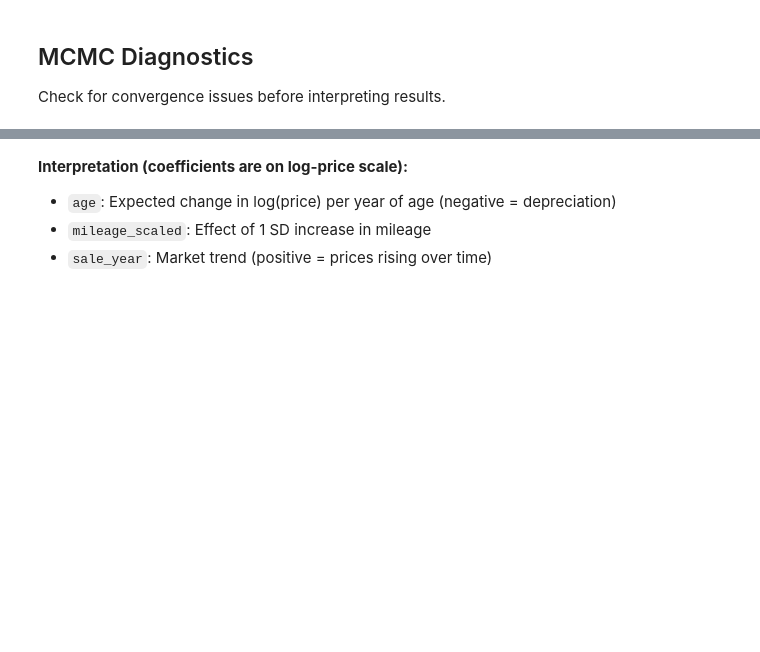
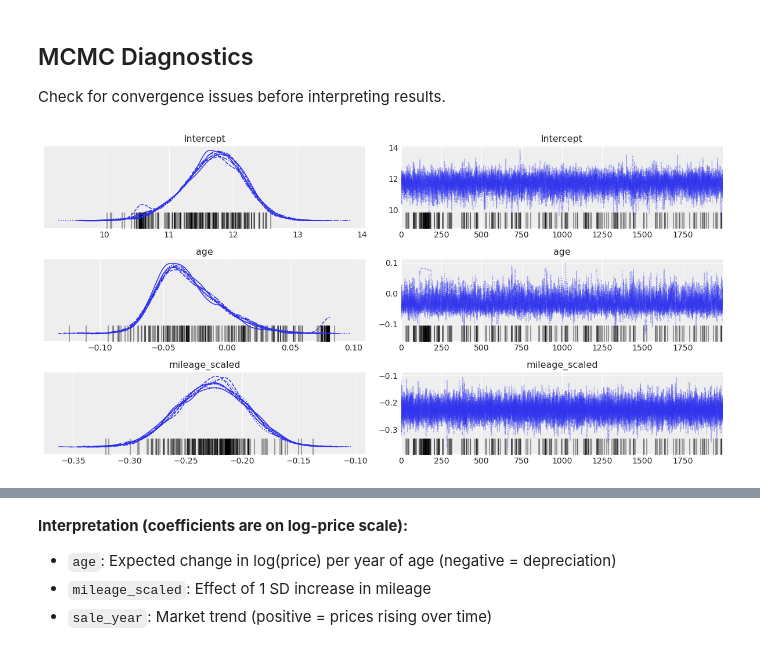
Before and after one commit to No-Stream/price-trend-analysis, a Jupyter notebook: notebooks/03_modeling.ipynb, the cells around one changed output, grey strips where cells are left out. Drawn from its saved outputs; the diff is of its cells as text; code cells hidden in the pictures; blank space fills up the shorter version.

Commit message:
tweaks: less scraper sleep, model updates

```diff
--- a/notebooks/03_modeling.ipynb
+++ b/notebooks/03_modeling.ipynb
@@ -41,8 +47,10 @@ PROCESSED_PATH = DATA_DIR / "processed" / "cleaned_listings.parquet"
 ## Load and Prepare Data
 # %%
 df_cleaned = pd.read_parquet(PROCESSED_PATH)
-df = prepare_model_data(df_cleaned)
+df = prepare_model_data(df_cleaned, group_trims=True, group_trans=True)
 print(f"Model data: {len(df)} listings")
+print(f"\nTrim tier counts:\n{df['trim_tier'].value_counts()}")
+print(f"\nTrans type counts:\n{df['trans_type'].value_counts()}")
 display(df.head())
 # %%
 # Store scaling parameters for prediction
@@ -59,6 +71,29 @@ print("Transmission levels:", df["transmission"].cat.categories.tolist())
+# %%
+# Model configuration
+INCLUDE_SALE_YEAR = False  # Currently all 2025 listings (no variance)
+USE_TRIM_TIER = True  # Collapse trims into 4 performance tiers
+USE_TRANS_TYPE = True  # Collapse Auto/Tiptronic into 'auto'
+TARGET_ACCEPT = 0.95  # Higher acceptance rate to reduce divergences
+
+# Show default priors (can override with custom dict)
+print("Default random effect SD priors (HalfNormal sigma):")
+for k, v in DEFAULT_RE_PRIORS.items():
+    print(f"  {k}: {v}")
 # %%
-model = build_model(df)
+model = build_model(
+    df,
+    include_sale_year=INCLUDE_SALE_YEAR,
+    use_trim_tier=USE_TRIM_TIER,
+    use_trans_type=USE_TRANS_TYPE,
+)
 print(model)
 # %%
 # Fit model (this may take a few minutes)
-idata = fit_model(model, draws=2000, tune=1000, chains=4)
+idata = fit_model(
+    model,
+    draws=2000,
+    tune=1000,
+    chains=8,
+    cores=8,
+    target_accept=TARGET_ACCEPT,
+)
@@ -77,7 +131,12 @@ if diagnostics["issues"]:
 # %%
 # Trace plots for fixed effects
-az.plot_trace(idata, var_names=["Intercept", "age", "mileage_scaled", "sale_year"])
+var_names = ["Intercept", "age", "mileage_scaled"]
+if INCLUDE_SALE_YEAR:
+    var_names.append("sale_year")
+az.plot_trace(idata, var_names=var_names)
 plt.tight_layout()
 plt.show()
+# %% [output]
+[figure, added]
 # %%
 # R-hat summary
```
Also changed, not shown: parts of 21 cells of this notebook, 11 other files.
